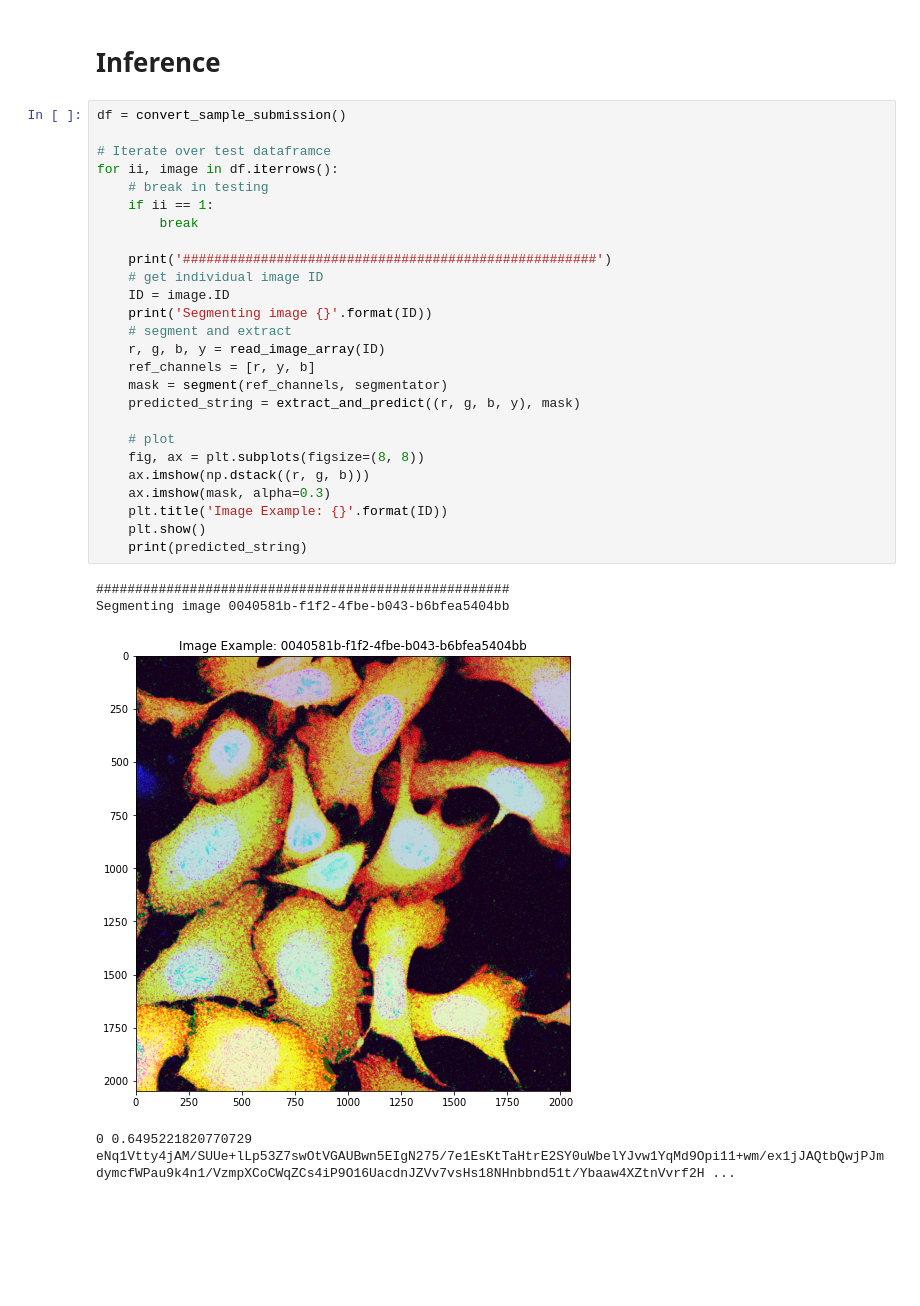
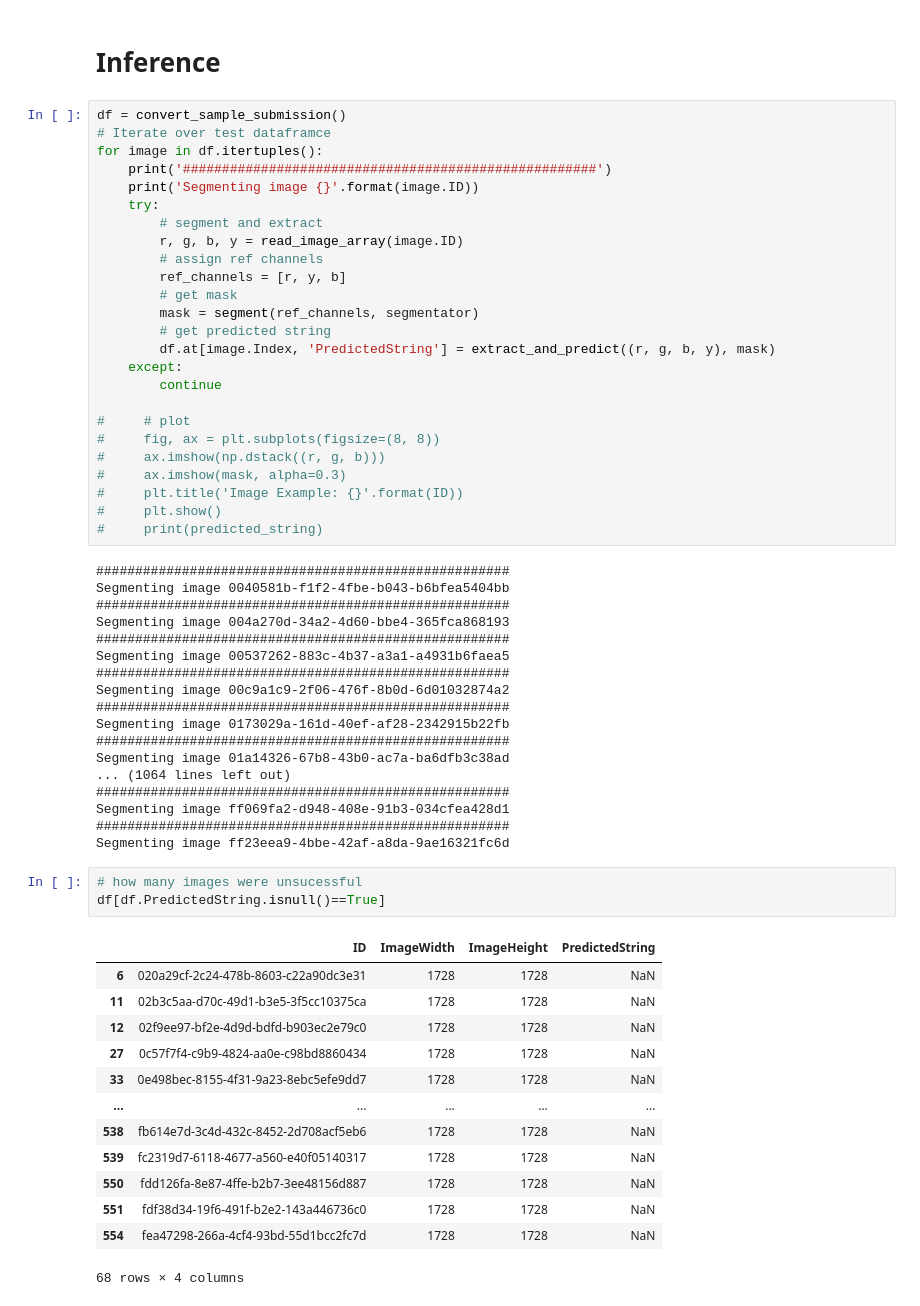
Before and after one commit to trainandgain/HPA-Single-Cell-Classification, a Jupyter notebook: notebooks/kaggle-submission-template.ipynb, the cells around one changed output. Drawn from its saved outputs; the diff is of its cells as text; blank space fills up the shorter version.

```diff
--- a/notebooks/kaggle-submission-template.ipynb
+++ b/notebooks/kaggle-submission-template.ipynb
@@ -255,32 +255,61 @@ def encode_binary_mask(mask: np.ndarray)-> str:
 # Inference
 # %%
 df = convert_sample_submission()
+# Iterate over test dataframce
+for image in df.itertuples():
+    print('#####################################################')
+    print('Segmenting image {}'.format(image.ID))
+    try:
+        # segment and extract
+        r, g, b, y = read_image_array(image.ID)
+        # assign ref channels
+        ref_channels = [r, y, b]
+        # get mask
+        mask = segment(ref_channels, segmentator)
+        # get predicted string
+        df.at[image.Index, 'PredictedString'] = extract_and_predict((r, g, b, y), mask)
+    except:
+        continue
 
-# Iterate over test dataframce
-for ii, image in df.iterrows():
-    # break in testing
-    if ii == 1:
-        break
-
-    print('#####################################################')
-    # get individual image ID
-    ID = image.ID
-    print('Segmenting image {}'.format(ID))
-    # segment and extract
-    r, g, b, y = read_image_array(ID)
-    ref_channels = [r, y, b]
-    mask = segment(ref_channels, segmentator)
-    predicted_string = extract_and_predict((r, g, b, y), mask)
-
-    # plot
-    fig, ax = plt.subplots(figsize=(8, 8))
-    ax.imshow(np.dstack((r, g, b)))
-    ax.imshow(mask, alpha=0.3)
-    plt.title('Image Example: {}'.format(ID))
-    plt.show()
-    print(predicted_string)
+#     # plot
+#     fig, ax = plt.subplots(figsize=(8, 8))
+#     ax.imshow(np.dstack((r, g, b)))
+#     ax.imshow(mask, alpha=0.3)
+#     plt.title('Image Example: {}'.format(ID))
+#     plt.show()
+#     print(predicted_string)
 # %% [output]
 #####################################################
 Segmenting image 0040581b-f1f2-4fbe-b043-b6bfea5404bb
+#####################################################
+Segmenting image 004a270d-34a2-4d60-bbe4-365fca868193
+#####################################################
+Segmenting image 00537262-883c-4b37-a3a1-a4931b6faea5
+#####################################################
+Segmenting image 00c9a1c9-2f06-476f-8b0d-6d01032874a2
+#####################################################
+Segmenting image 0173029a-161d-40ef-af28-2342915b22fb
+#####################################################
+Segmenting image 01a14326-67b8-43b0-ac7a-ba6dfb3c38ad
+... (1064 lines left out)
+#####################################################
+Segmenting image ff069fa2-d948-408e-91b3-034cfea428d1
+#####################################################
+Segmenting image ff23eea9-4bbe-42af-a8da-9ae16321fc6d
-[figure, removed]
-0 0.6495221820770729 eNq1Vtty4jAM/SUUe+lLp53Z7swOtVGAUBwn5EIgN275/7e1EsKtTaHtrE2SY0uWbelYJvw1YqMd9Opi11+wm/ex1jJAQtbQwjPJmdymcfWPau9k4n1/VzmpXCoCWqZCs4iP9O16UacdnJZVv7vsHs18NHnbbnd51t/Ybaaw4XZtnVvrf2H ...
+# %%
+# how many images were unsucessful
+df[df.PredictedString.isnull()==True]
+# %% [output]
+|  | ID | ImageWidth | ImageHeight | PredictedString |
+| 6 | 020a29cf-2c24-478b-8603-c22a90dc3e31 | 1728 | 1728 | NaN |
+| 11 | 02b3c5aa-d70c-49d1-b3e5-3f5cc10375ca | 1728 | 1728 | NaN |
+| 12 | 02f9ee97-bf2e-4d9d-bdfd-b903ec2e79c0 | 1728 | 1728 | NaN |
+| 27 | 0c57f7f4-c9b9-4824-aa0e-c98bd8860434 | 1728 | 1728 | NaN |
+| 33 | 0e498bec-8155-4f31-9a23-8ebc5efe9dd7 | 1728 | 1728 | NaN |
+| ... | ... | ... | ... | ... |
+| 538 | fb614e7d-3c4d-432c-8452-2d708acf5eb6 | 1728 | 1728 | NaN |
+| 539 | fc2319d7-6118-4677-a560-e40f05140317 | 1728 | 1728 | NaN |
+| 550 | fdd126fa-8e87-4ffe-b2b7-3ee48156d887 | 1728 | 1728 | NaN |
+| 551 | fdf38d34-19f6-491f-b2e2-143a446736c0 | 1728 | 1728 | NaN |
+| 554 | fea47298-266a-4cf4-93bd-55d1bcc2fc7d | 1728 | 1728 | NaN |
+68 rows × 4 columns
```
Also changed, not shown: parts of 1 cell of this notebook.
